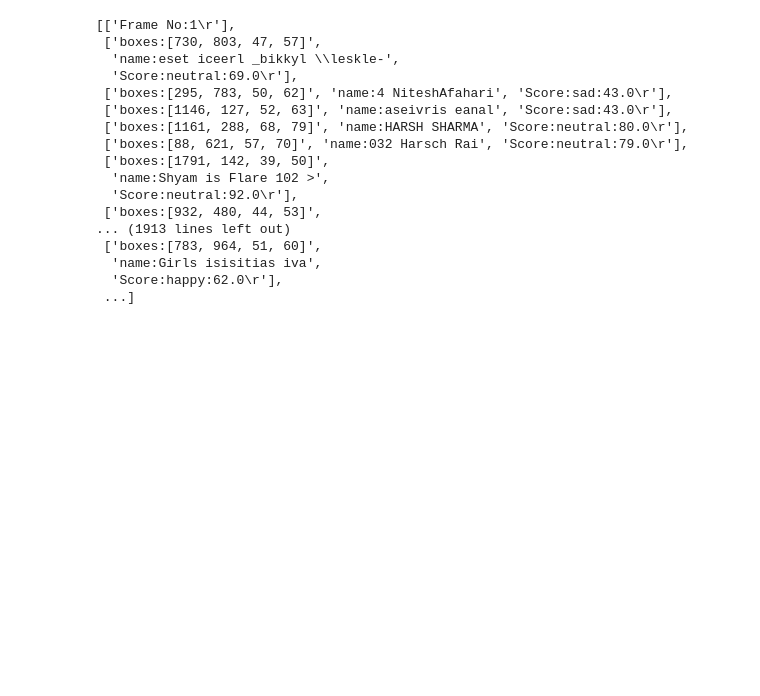
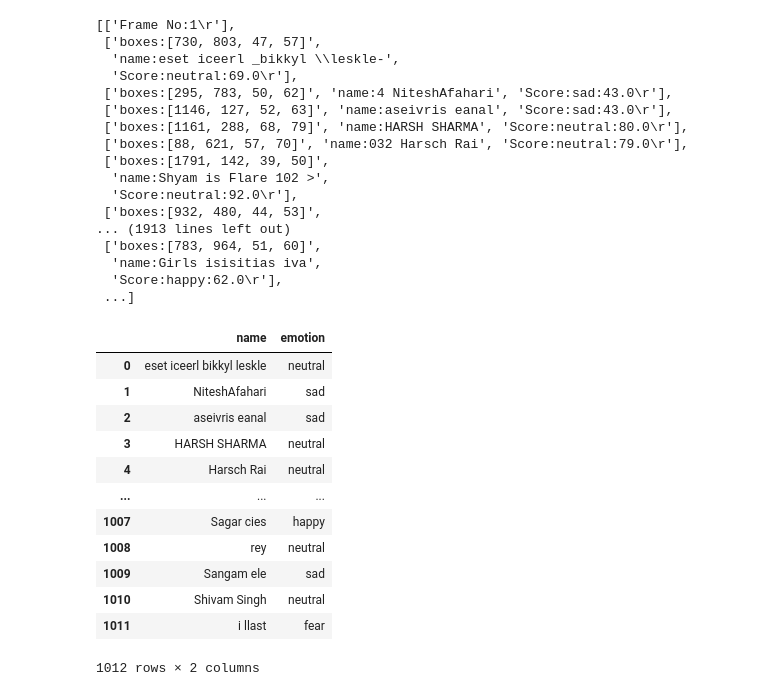
Before and after one commit to karanjayswal/Online-Class-Emotion, a Jupyter notebook: Text_to_CSV.ipynb, the cells around one changed output. Drawn from its saved outputs; the diff is of its cells as text; code cells hidden in the pictures; blank space fills up the shorter version.

```diff
--- a/Text_to_CSV.ipynb
+++ b/Text_to_CSV.ipynb
@@ -98,0 +105,26 @@ unique_names = set(names)
+# %%
+# importing pandas as pd
+import pandas as pd
+
+dict = {'name': names, 'emotion': emotions}
+
+df = pd.DataFrame(dict)
+
+# saving the dataframe
+df.to_csv('names.csv')
+# GFG.csv
+df
+# %% [output]
+|  | name | emotion |
+| 0 | eset iceerl bikkyl leskle | neutral |
+| 1 | NiteshAfahari | sad |
+| 2 | aseivris eanal | sad |
+| 3 | HARSH SHARMA | neutral |
+| 4 | Harsch Rai | neutral |
+| ... | ... | ... |
+| 1007 | Sagar cies | happy |
+| 1008 | rey | neutral |
+| 1009 | Sangam ele | sad |
+| 1010 | Shivam Singh | neutral |
+| 1011 | i llast | fear |
+1012 rows × 2 columns
```
Also changed, not shown: parts of 2 cells of this notebook.
